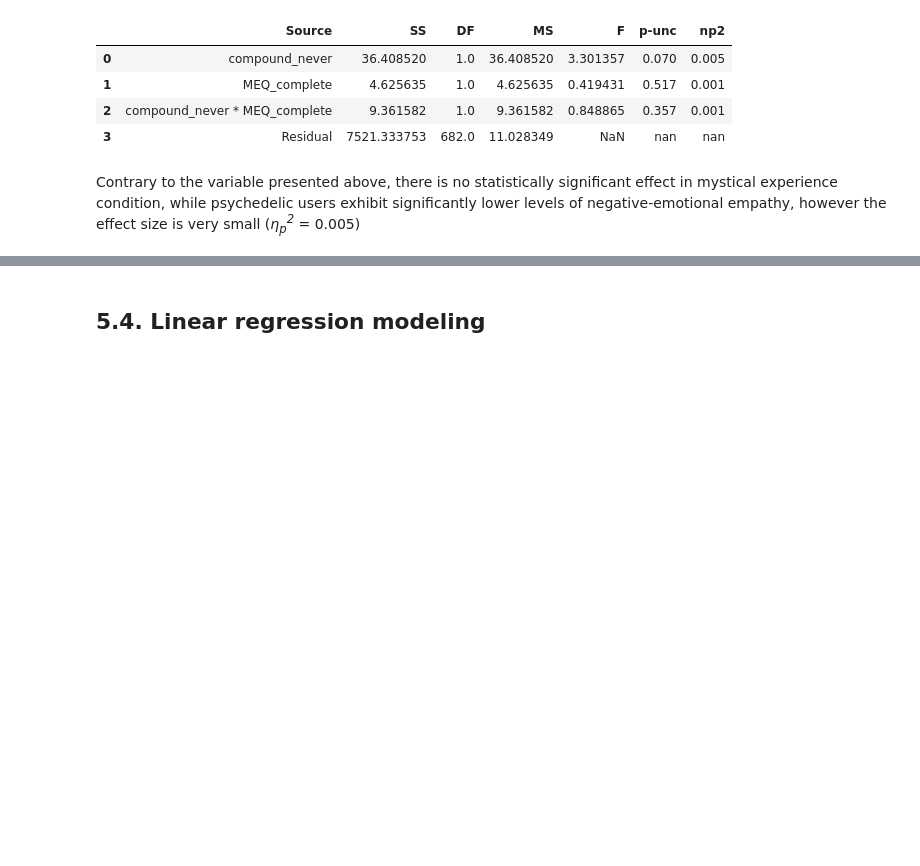
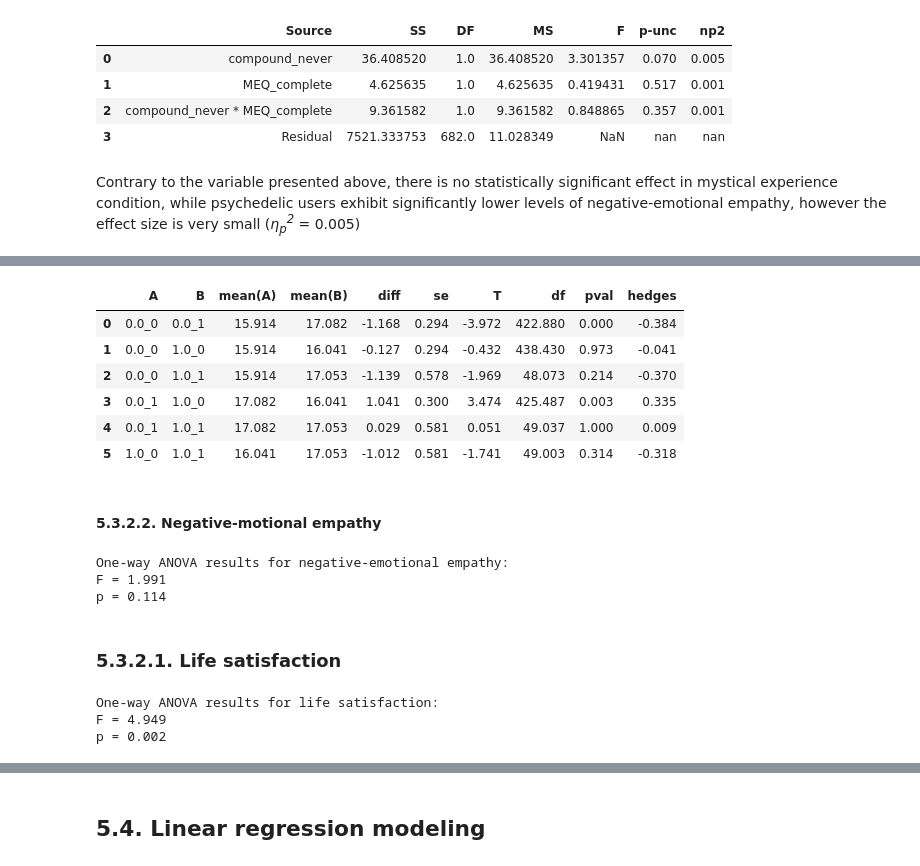
Before and after one commit to michal-owsiak/swps-university-research, a Jupyter notebook: research.ipynb, the cells around one changed output, grey strips where cells are left out. Drawn from its saved outputs; the diff is of its cells as text; code cells hidden in the pictures; blank space fills up the shorter version.

```diff
--- a/research.ipynb
+++ b/research.ipynb
@@ -933,0 +993,43 @@ Contrary to the variable presented above, there is no statistically significant
+# %%
+df.loc[:, "group"] = df.apply(lambda row: f"{row['compound_never']}_{row['MEQ_complete']}", axis=1)
+posthoc = pg.pairwise_gameshowell(dv=dependent_variable, between='group', data=df)
+
+posthoc.round(3)
+# %% [output]
+|  | A | B | mean(A) | mean(B) | diff | se | T | df | pval | hedges |
+| 0 | 0.0_0 | 0.0_1 | 15.914 | 17.082 | -1.168 | 0.294 | -3.972 | 422.880 | 0.000 | -0.384 |
+| 1 | 0.0_0 | 1.0_0 | 15.914 | 16.041 | -0.127 | 0.294 | -0.432 | 438.430 | 0.973 | -0.041 |
+| 2 | 0.0_0 | 1.0_1 | 15.914 | 17.053 | -1.139 | 0.578 | -1.969 | 48.073 | 0.214 | -0.370 |
+| 3 | 0.0_1 | 1.0_0 | 17.082 | 16.041 | 1.041 | 0.300 | 3.474 | 425.487 | 0.003 | 0.335 |
+| 4 | 0.0_1 | 1.0_1 | 17.082 | 17.053 | 0.029 | 0.581 | 0.051 | 49.037 | 1.000 | 0.009 |
+| 5 | 1.0_0 | 1.0_1 | 16.041 | 17.053 | -1.012 | 0.581 | -1.741 | 49.003 | 0.314 | -0.318 |
+# %% [markdown]
+#### **5.3.2.2. Negative-motional empathy**
+# %%
+dependent_variable = "PES_negative"
+
+group_1, group_2, group_3, group_4 = define_groups(df, dependent_variable)
+
+anova_result = stats.f_oneway(group_1, group_2, group_3, group_4)
+formatted_p_value = " < 0.001" if anova_result.pvalue < 0.001 else f" = {anova_result.pvalue:.3f}"
+
+print(f"One-way ANOVA results for negative-emotional empathy:\nF = {anova_result.statistic:.3f}\np{formatted_p_value}")
+# %% [output]
+One-way ANOVA results for negative-emotional empathy:
+F = 1.991
+p = 0.114
+# %% [markdown]
+### **5.3.2.1. Life satisfaction**
+# %%
+dependent_variable = "SWLS_sum"
+
+group_1, group_2, group_3, group_4 = define_groups(df, dependent_variable)
+
+anova_result = stats.f_oneway(group_1, group_2, group_3, group_4)
+formatted_p_value = " < 0.001" if anova_result.pvalue < 0.001 else f" = {anova_result.pvalue:.3f}"
+
+print(f"One-way ANOVA results for life satisfaction:\nF = {anova_result.statistic:.3f}\np{formatted_p_value}")
+# %% [output]
+One-way ANOVA results for life satisfaction:
+F = 4.949
+p = 0.002
```
Also changed, not shown: parts of 10 cells of this notebook.
